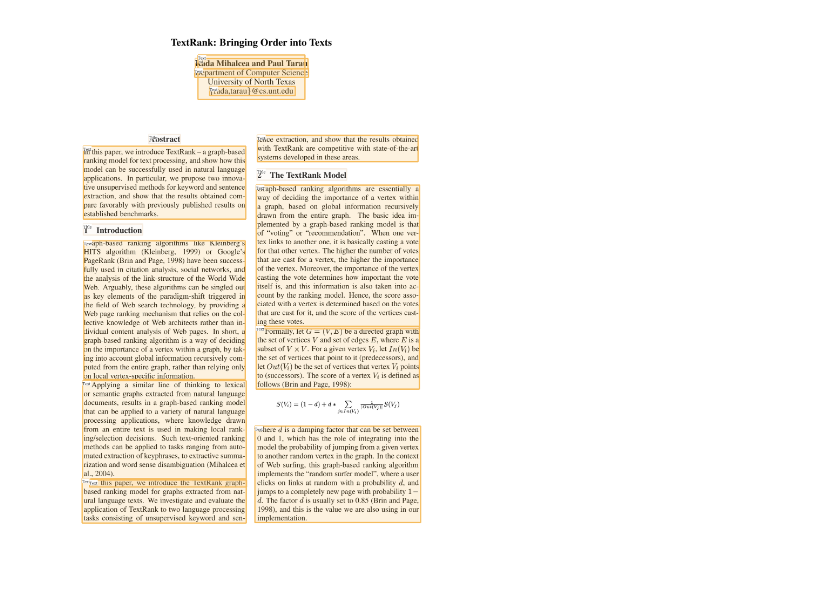
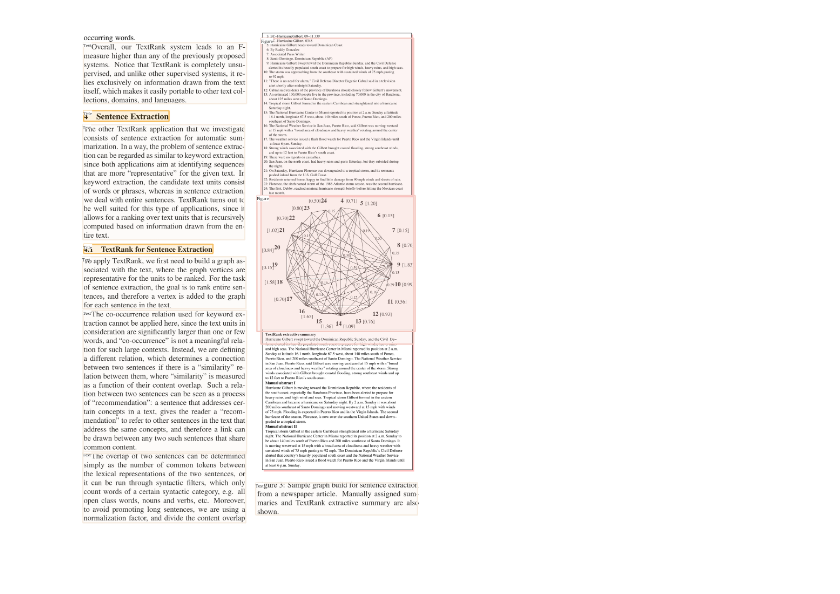
Before and after one commit to perez-kay/paper-summarizer, a Jupyter notebook: Testing LayoutParser.ipynb, the cells around one changed output. Cells and saved outputs as stored; diff of their text form; code cells hidden in the pictures.

Commit message:
got down extraction for 1 page

```diff
--- a/Testing LayoutParser.ipynb
+++ b/Testing LayoutParser.ipynb
@@ -1,16 +1,16 @@
 # %%
-import pdf2image
 import numpy as np
-
-img = np.asarray(pdf2image.convert_from_path("test papers/textrank algorithm paper.pdf")[0])
-
 import layoutparser as lp
 
 model = lp.Detectron2LayoutModel('lp://PubLayNet/mask_rcnn_X_101_32x8d_FPN_3x/config',
-                                 extra_config=["MODEL.ROI_HEADS.SCORE_THRESH_TEST", 0.5],
+                                 extra_config=["MODEL.ROI_HEADS.SCORE_THRESH_TEST", 0.7],
                                  label_map={0: "Text", 1: "Title", 2: "List", 3:"Table", 4:"Figure"})
 # %%
+from pdf2image import convert_from_path
+
+pdf_images = convert_from_path("test papers/textrank algorithm paper.pdf")
+img = np.asarray(pdf_images[5])
 layout = model.detect(img)
 lp.draw_box(img, layout,  box_width=5, box_alpha=0.2, show_element_type=True)
 # %% [output]
-[figure, old version]
+[figure, new version]
```
Also changed, not shown: parts of 5 cells of this notebook.
